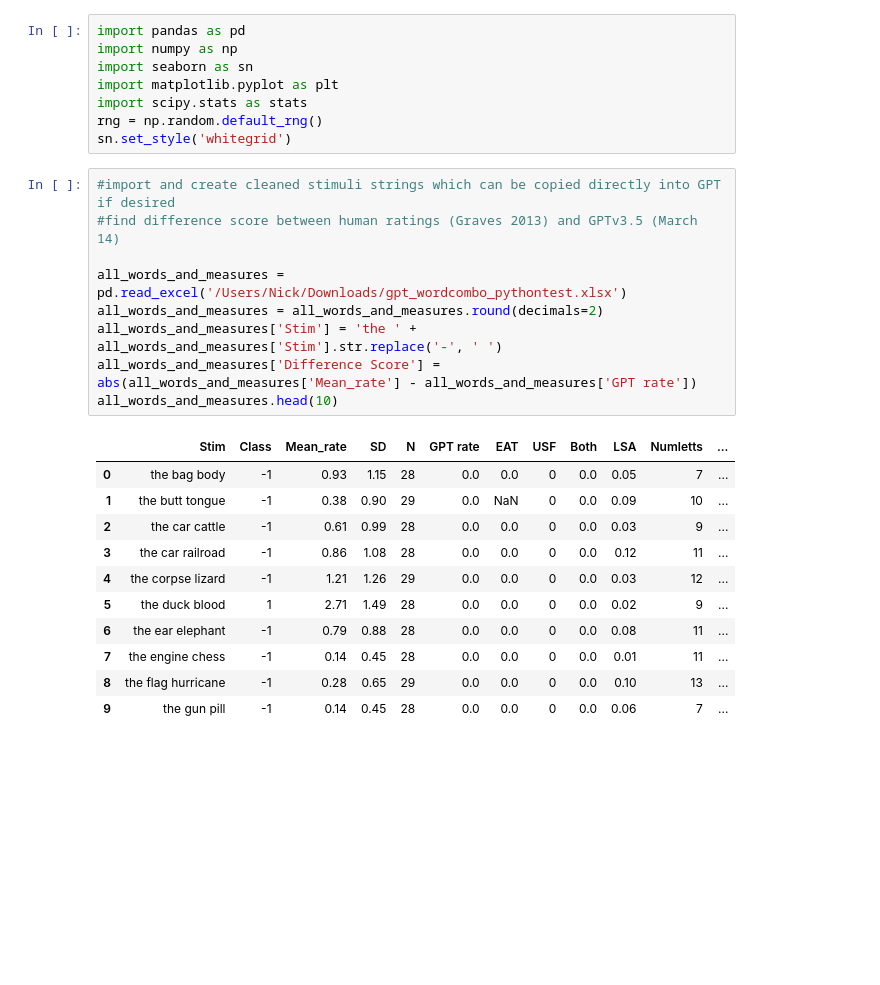
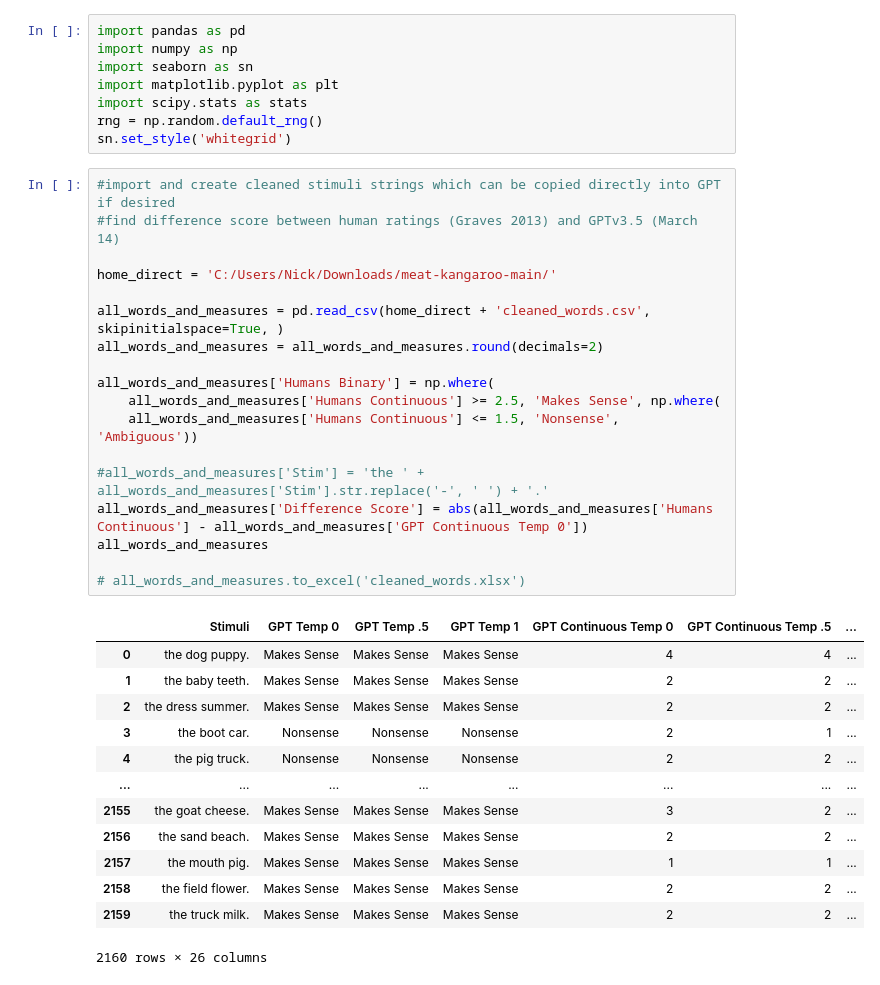
Before and after one commit to NickRiccardi/two-word-test, a Jupyter notebook: plots-test.ipynb, the cells around one changed output. Drawn from its saved outputs; the diff is of its cells as text; blank space fills up the shorter version.

Commit message:
Clean txt and update plots
Binary choice GPT output and stats

```diff
--- a/plots-test.ipynb
+++ b/plots-test.ipynb
@@ -9,24 +9,35 @@ sn.set_style('whitegrid')
 # %%
 #import and create cleaned stimuli strings which can be copied directly into GPT if desired
 #find difference score between human ratings (Graves 2013) and GPTv3.5 (March 14)
 
-all_words_and_measures = pd.read_excel('/Users/Nick/Downloads/gpt_wordcombo_pythontest.xlsx')
+home_direct = 'C:/Users/Nick/Downloads/meat-kangaroo-main/'
+
+all_words_and_measures = pd.read_csv(home_direct + 'cleaned_words.csv', skipinitialspace=True, )
 all_words_and_measures = all_words_and_measures.round(decimals=2)
-all_words_and_measures['Stim'] = 'the ' + all_words_and_measures['Stim'].str.replace('-', ' ')
-all_words_and_measures['Difference Score'] = abs(all_words_and_measures['Mean_rate'] - all_words_and_measures['GPT rate'])
-all_words_and_measures.head(10)
+
+all_words_and_measures['Humans Binary'] = np.where(
+    all_words_and_measures['Humans Continuous'] >= 2.5, 'Makes Sense', np.where(
+    all_words_and_measures['Humans Continuous'] <= 1.5, 'Nonsense', 'Ambiguous'))
+
+#all_words_and_measures['Stim'] = 'the ' + all_words_and_measures['Stim'].str.replace('-', ' ') + '.'
+all_words_and_measures['Difference Score'] = abs(all_words_and_measures['Humans Continuous'] - all_words_and_measures['GPT Continuous Temp 0'])
+all_words_and_measures
+
+# all_words_and_measures.to_excel('cleaned_words.xlsx')
 # %% [output]
-|  | Stim | Class | Mean_rate | SD | N | GPT rate | EAT | USF | Both | LSA | Numletts | ... |
-| 0 | the bag body | -1 | 0.93 | 1.15 | 28 | 0.0 | 0.0 | 0 | 0.0 | 0.05 | 7 | ... |
-| 1 | the butt tongue | -1 | 0.38 | 0.90 | 29 | 0.0 | NaN | 0 | 0.0 | 0.09 | 10 | ... |
-| 2 | the car cattle | -1 | 0.61 | 0.99 | 28 | 0.0 | 0.0 | 0 | 0.0 | 0.03 | 9 | ... |
-| 3 | the car railroad | -1 | 0.86 | 1.08 | 28 | 0.0 | 0.0 | 0 | 0.0 | 0.12 | 11 | ... |
-| 4 | the corpse lizard | -1 | 1.21 | 1.26 | 29 | 0.0 | 0.0 | 0 | 0.0 | 0.03 | 12 | ... |
-| 5 | the duck blood | 1 | 2.71 | 1.49 | 28 | 0.0 | 0.0 | 0 | 0.0 | 0.02 | 9 | ... |
-| 6 | the ear elephant | -1 | 0.79 | 0.88 | 28 | 0.0 | 0.0 | 0 | 0.0 | 0.08 | 11 | ... |
-| 7 | the engine chess | -1 | 0.14 | 0.45 | 28 | 0.0 | 0.0 | 0 | 0.0 | 0.01 | 11 | ... |
-| 8 | the flag hurricane | -1 | 0.28 | 0.65 | 29 | 0.0 | 0.0 | 0 | 0.0 | 0.10 | 13 | ... |
-| 9 | the gun pill | -1 | 0.14 | 0.45 | 28 | 0.0 | 0.0 | 0 | 0.0 | 0.06 | 7 | ... |
+|  | Stimuli | GPT Temp 0 | GPT Temp .5 | GPT Temp 1 | GPT Continuous Temp 0 | GPT Continuous Temp .5 | ... |
+| 0 | the dog puppy. | Makes Sense | Makes Sense | Makes Sense | 4 | 4 | ... |
+| 1 | the baby teeth. | Makes Sense | Makes Sense | Makes Sense | 2 | 2 | ... |
+| 2 | the dress summer. | Makes Sense | Makes Sense | Makes Sense | 2 | 2 | ... |
+| 3 | the boot car. | Nonsense | Nonsense | Nonsense | 2 | 1 | ... |
+| 4 | the pig truck. | Nonsense | Nonsense | Nonsense | 2 | 2 | ... |
+| ... | ... | ... | ... | ... | ... | ... | ... |
+| 2155 | the goat cheese. | Makes Sense | Makes Sense | Makes Sense | 3 | 2 | ... |
+| 2156 | the sand beach. | Makes Sense | Makes Sense | Makes Sense | 2 | 2 | ... |
+| 2157 | the mouth pig. | Makes Sense | Makes Sense | Makes Sense | 1 | 1 | ... |
+| 2158 | the field flower. | Makes Sense | Makes Sense | Makes Sense | 2 | 2 | ... |
+| 2159 | the truck milk. | Makes Sense | Makes Sense | Makes Sense | 2 | 2 | ... |
+2160 rows × 26 columns
 # %%
 all_words_and_measures.describe().round(decimals=2)
 # %% [output]
```
Also changed, not shown: parts of 49 cells of this notebook, 5 other files.
